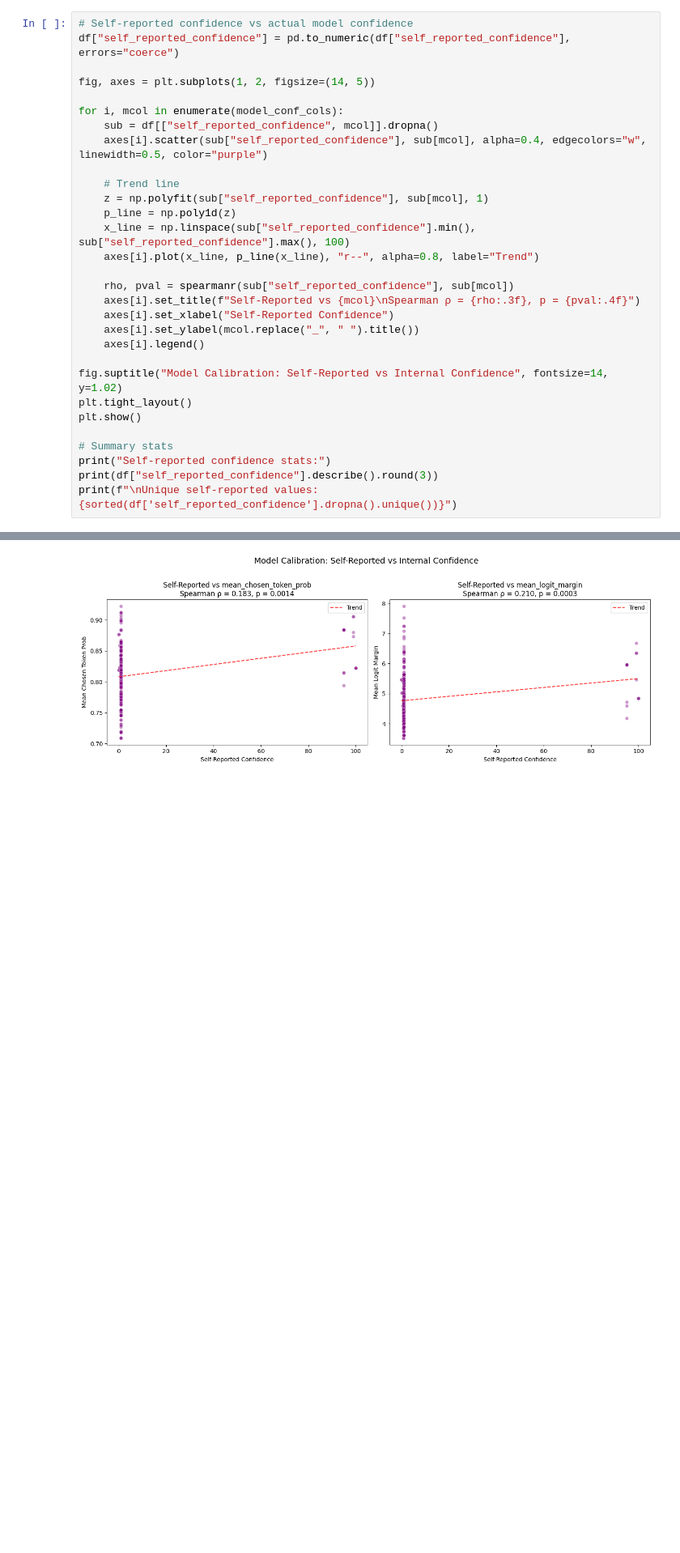
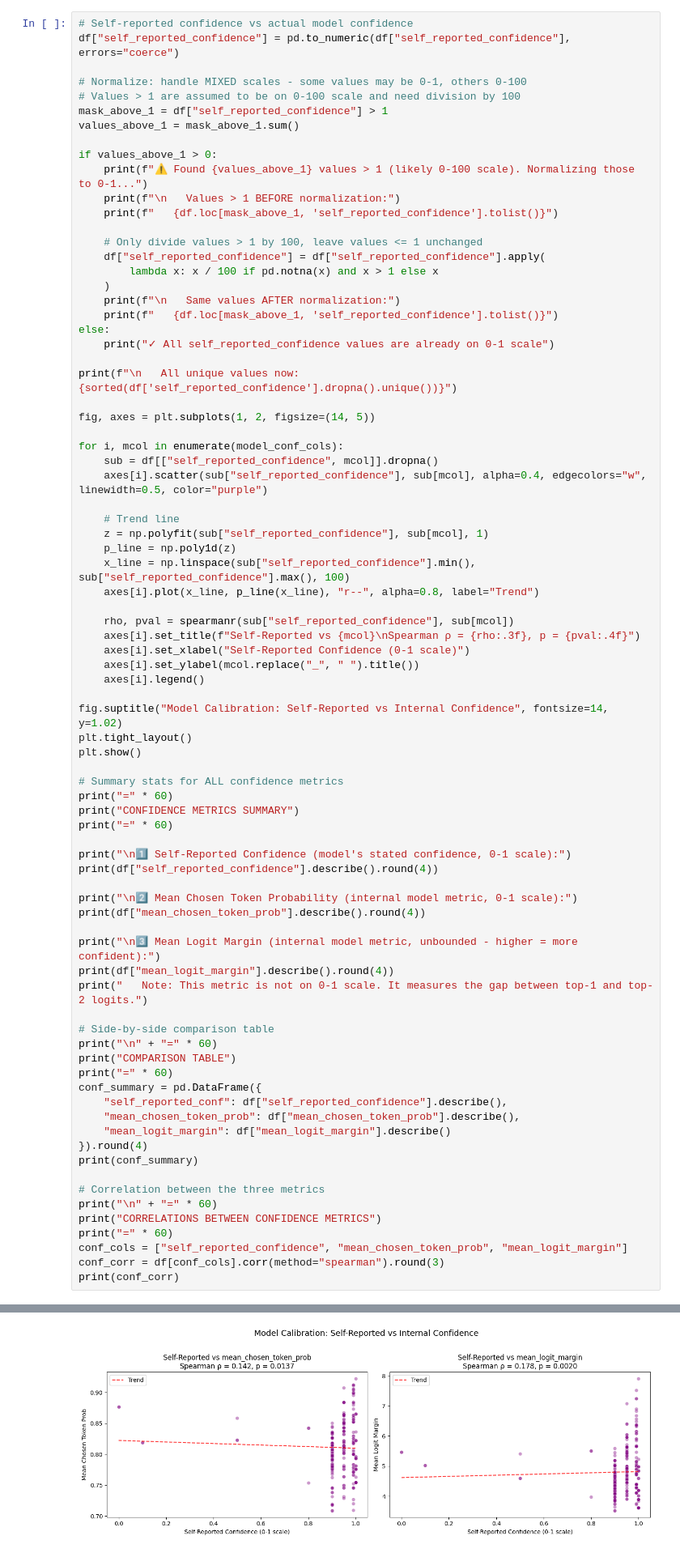
Before and after one commit to ManasaDevadas/llm-trust-calibration, a Jupyter notebook: 03_trust_calibration_analysis.ipynb, the cells around one changed output, grey strips where cells are left out. Shown at 81% size. Drawn from its saved outputs; the diff is of its cells as text; blank space fills up the shorter version.

```diff
--- a/03_trust_calibration_analysis.ipynb
+++ b/03_trust_calibration_analysis.ipynb
@@ -637,6 +720,27 @@ The LLM outputs include a `self_reported_confidence` value (what the model claim
 # %%
 # Self-reported confidence vs actual model confidence
 df["self_reported_confidence"] = pd.to_numeric(df["self_reported_confidence"], errors="coerce")
+
+# Normalize: handle MIXED scales - some values may be 0-1, others 0-100
+# Values > 1 are assumed to be on 0-100 scale and need division by 100
+mask_above_1 = df["self_reported_confidence"] > 1
+values_above_1 = mask_above_1.sum()
+
+if values_above_1 > 0:
+    print(f"⚠ Found {values_above_1} values > 1 (likely 0-100 scale). Normalizing those to 0-1...")
+    print(f"\n   Values > 1 BEFORE normalization:")
+    print(f"   {df.loc[mask_above_1, 'self_reported_confidence'].tolist()}")
+
+    # Only divide values > 1 by 100, leave values <= 1 unchanged
+    df["self_reported_confidence"] = df["self_reported_confidence"].apply(
+        lambda x: x / 100 if pd.notna(x) and x > 1 else x
+    )
+    print(f"\n   Same values AFTER normalization:")
+    print(f"   {df.loc[mask_above_1, 'self_reported_confidence'].tolist()}")
+else:
+    print("✓ All self_reported_confidence values are already on 0-1 scale")
+
+print(f"\n   All unique values now: {sorted(df['self_reported_confidence'].dropna().unique())}")
 
 fig, axes = plt.subplots(1, 2, figsize=(14, 5))
 
@@ -652,7 +756,7 @@ for i, mcol in enumerate(model_conf_cols):
 
     rho, pval = spearmanr(sub["self_reported_confidence"], sub[mcol])
     axes[i].set_title(f"Self-Reported vs {mcol}\nSpearman ρ = {rho:.3f}, p = {pval:.4f}")
-    axes[i].set_xlabel("Self-Reported Confidence")
+    axes[i].set_xlabel("Self-Reported Confidence (0-1 scale)")
     axes[i].set_ylabel(mcol.replace("_", " ").title())
     axes[i].legend()
 
@@ -660,8 +764,37 @@ fig.suptitle("Model Calibration: Self-Reported vs Internal Confidence", fontsize
 plt.tight_layout()
 plt.show()
 
-# Summary stats
-print("Self-reported confidence stats:")
-print(df["self_reported_confidence"].describe().round(3))
-print(f"\nUnique self-reported values: {sorted(df['self_reported_confidence'].dropna().unique())}")
+# Summary stats for ALL confidence metrics
+print("=" * 60)
+print("CONFIDENCE METRICS SUMMARY")
+print("=" * 60)
+
+print("\n1️⃣ Self-Reported Confidence (model's stated confidence, 0-1 scale):")
+print(df["self_reported_confidence"].describe().round(4))
+
+print("\n2️⃣ Mean Chosen Token Probability (internal model metric, 0-1 scale):")
+print(df["mean_chosen_token_prob"].describe().round(4))
+
+print("\n3️⃣ Mean Logit Margin (internal model metric, unbounded - higher = more confident):")
+print(df["mean_logit_margin"].describe().round(4))
+print("   Note: This metric is not on 0-1 scale. It measures the gap between top-1 and top-2 logits.")
+
+# Side-by-side comparison table
+print("\n" + "=" * 60)
+print("COMPARISON TABLE")
+print("=" * 60)
+conf_summary = pd.DataFrame({
+    "self_reported_conf": df["self_reported_confidence"].describe(),
+    "mean_chosen_token_prob": df["mean_chosen_token_prob"].describe(),
+    "mean_logit_margin": df["mean_logit_margin"].describe()
+}).round(4)
+print(conf_summary)
+
+# Correlation between the three metrics
+print("\n" + "=" * 60)
+print("CORRELATIONS BETWEEN CONFIDENCE METRICS")
+print("=" * 60)
+conf_cols = ["self_reported_confidence", "mean_chosen_token_prob", "mean_logit_margin"]
+conf_corr = df[conf_cols].corr(method="spearman").round(3)
+print(conf_corr)
 # %% [output]
@@ -670 +812 @@ Saved figure: images\012_model_calibration_self_reported_vs_internal_confidence.
-[figure, old version]
+[figure, new version]
```
Also changed, not shown: parts of 42 cells of this notebook.
